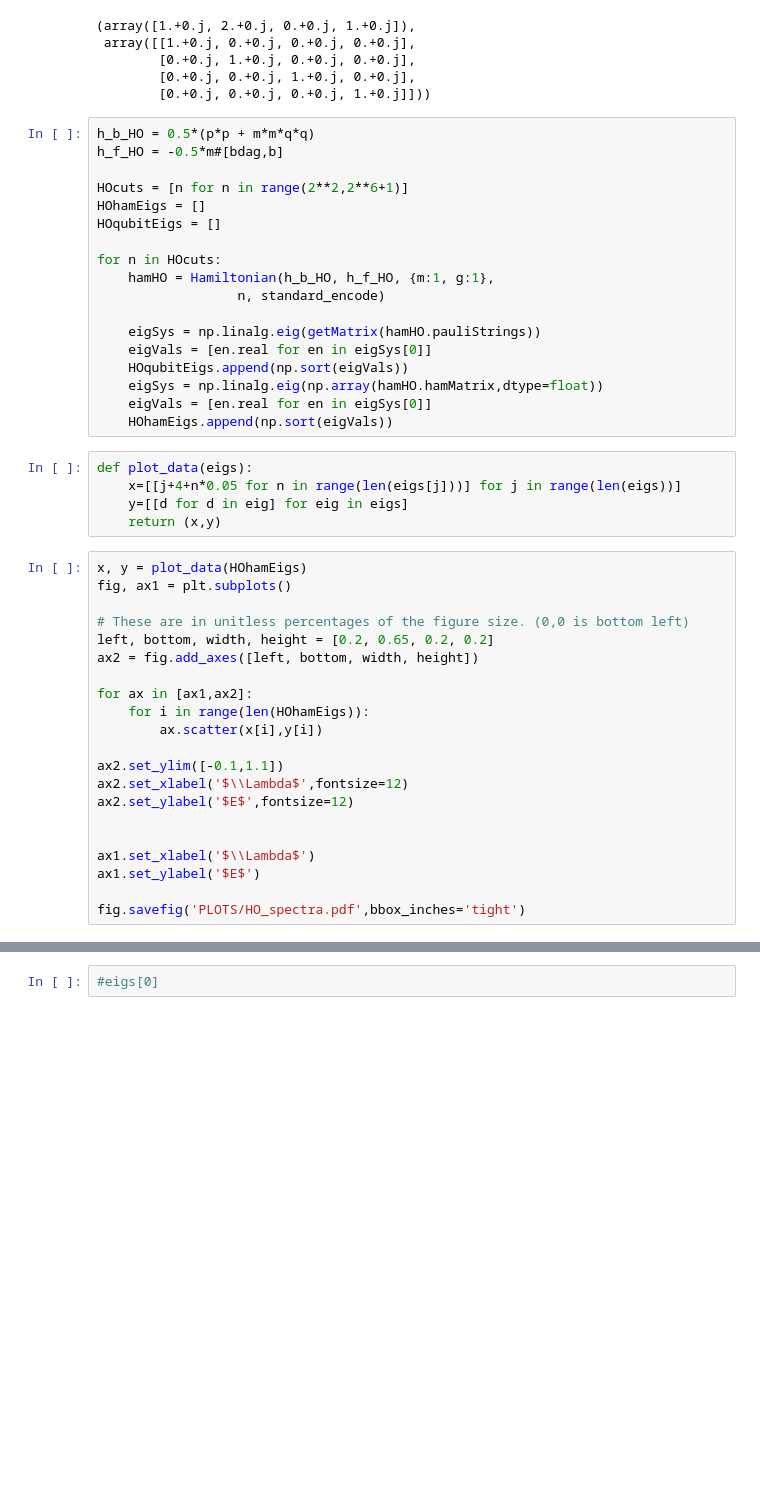
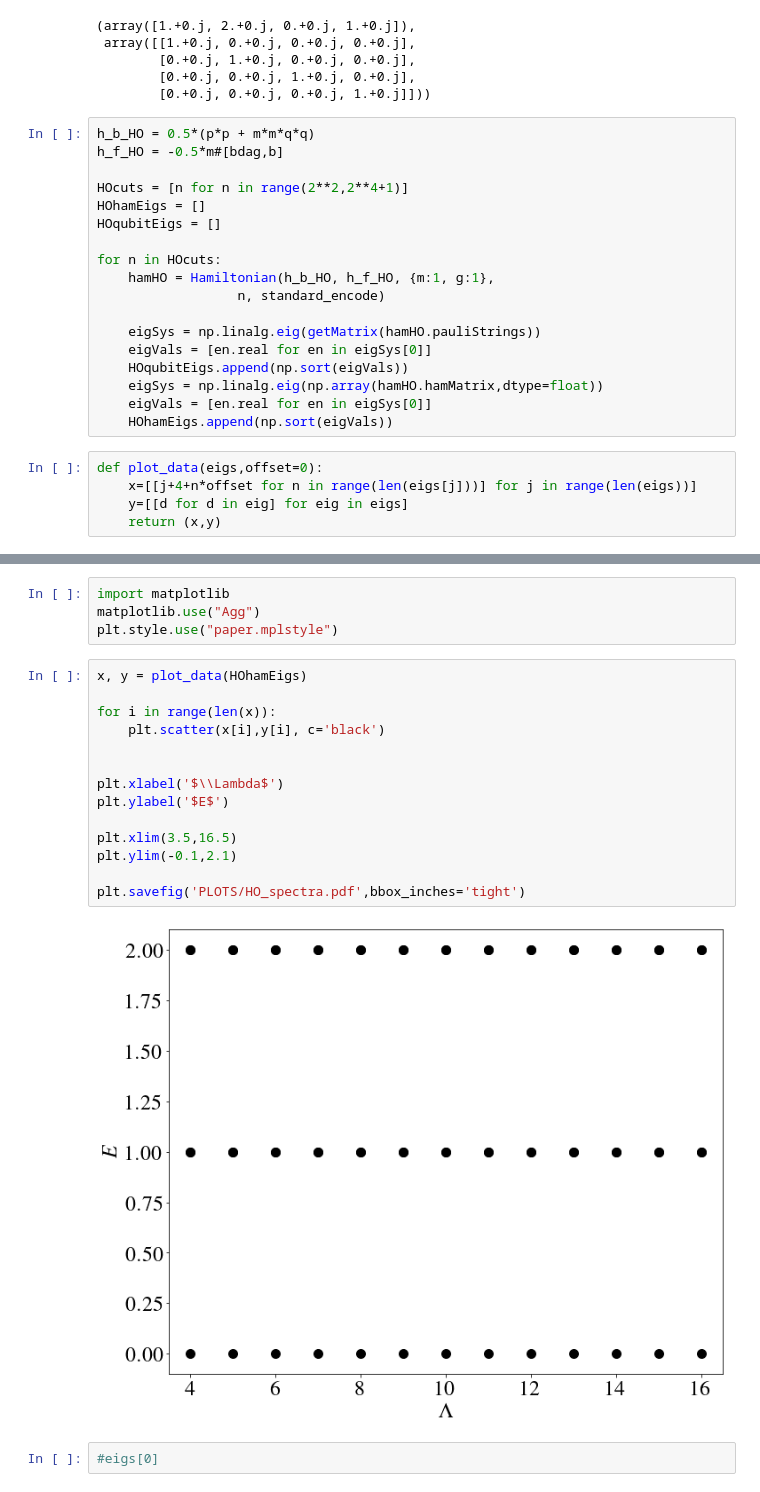
Before and after one commit to chrisculver/SUSY_QuantumComputing, a Jupyter notebook: tutorials/SpectraVSCutoff.ipynb, the cells around one changed output, grey strips where cells are left out. Saved outputs shown, nothing was run; the diff lists cells and outputs as text; blank space fills up the shorter version.

Commit message:
Working on plots for paper, upload before generating more data

```diff
--- a/tutorials/SpectraVSCutoff.ipynb
+++ b/tutorials/SpectraVSCutoff.ipynb
@@ -90,7 +90,7 @@ np.linalg.eig(getMatrix(hamHO.pauliStrings))
 h_b_HO = 0.5*(p*p + m*m*q*q)
 h_f_HO = -0.5*m#[bdag,b]
 
-HOcuts = [n for n in range(2**2,2**6+1)]
+HOcuts = [n for n in range(2**2,2**4+1)]
 HOhamEigs = []
 HOqubitEigs = []
 
@@ -105,28 +105,7 @@ for n in HOcuts:
     eigVals = [en.real for en in eigSys[0]]
     HOhamEigs.append(np.sort(eigVals))
 # %%
-def plot_data(eigs):
-    x=[[j+4+n*0.05 for n in range(len(eigs[j]))] for j in range(len(eigs))]
+def plot_data(eigs,offset=0):
+    x=[[j+4+n*offset for n in range(len(eigs[j]))] for j in range(len(eigs))]
     y=[[d for d in eig] for eig in eigs]
     return (x,y)
-# %%
-x, y = plot_data(HOhamEigs)
-fig, ax1 = plt.subplots()
-
-# These are in unitless percentages of the figure size. (0,0 is bottom left)
-left, bottom, width, height = [0.2, 0.65, 0.2, 0.2]
-ax2 = fig.add_axes([left, bottom, width, height])
-
-for ax in [ax1,ax2]:
-    for i in range(len(HOhamEigs)):
-        ax.scatter(x[i],y[i])
-
-ax2.set_ylim([-0.1,1.1])
-ax2.set_xlabel('$\\Lambda$',fontsize=12)
-ax2.set_ylabel('$E$',fontsize=12)
-
-
-ax1.set_xlabel('$\\Lambda$')
-ax1.set_ylabel('$E$')
-
-fig.savefig('PLOTS/HO_spectra.pdf',bbox_inches='tight')
@@ -135,3 +112,23 @@ fig.savefig('PLOTS/HO_spectra.pdf',bbox_inches='tight')
+# %%
+import matplotlib
+matplotlib.use("Agg")
+plt.style.use("paper.mplstyle")
+# %%
+x, y = plot_data(HOhamEigs)
+
+for i in range(len(x)):
+    plt.scatter(x[i],y[i], c='black')
+
+
+plt.xlabel('$\\Lambda$')
+plt.ylabel('$E$')
+
+plt.xlim(3.5,16.5)
+plt.ylim(-0.1,2.1)
+
+plt.savefig('PLOTS/HO_spectra.pdf',bbox_inches='tight')
+# %% [output]
+[figure, added]
 # %%
 #eigs[0]
 # %%
```
Also changed, not shown: parts of 10 cells of this notebook, 7 other files.
